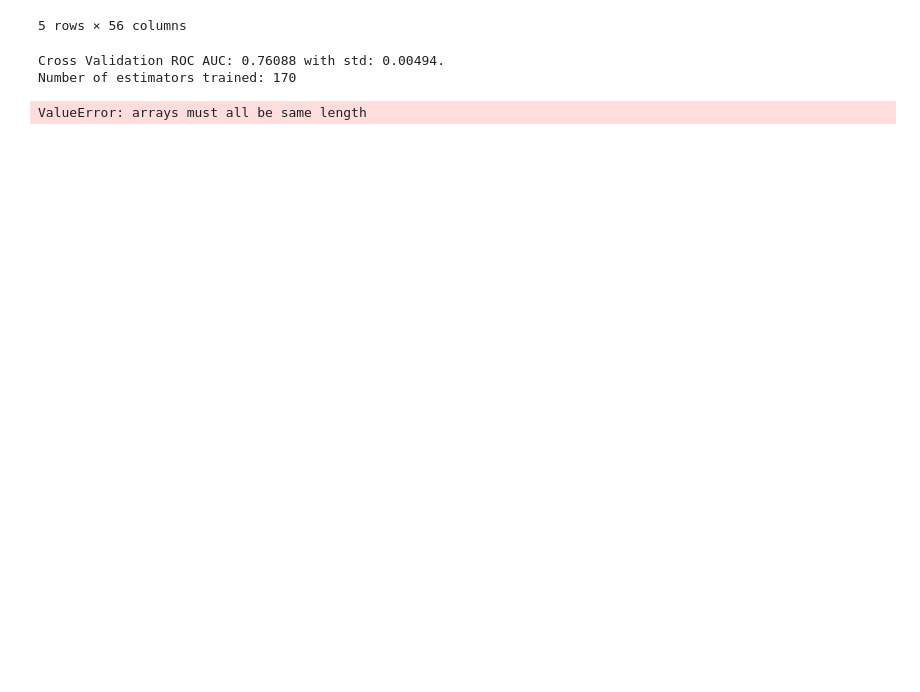
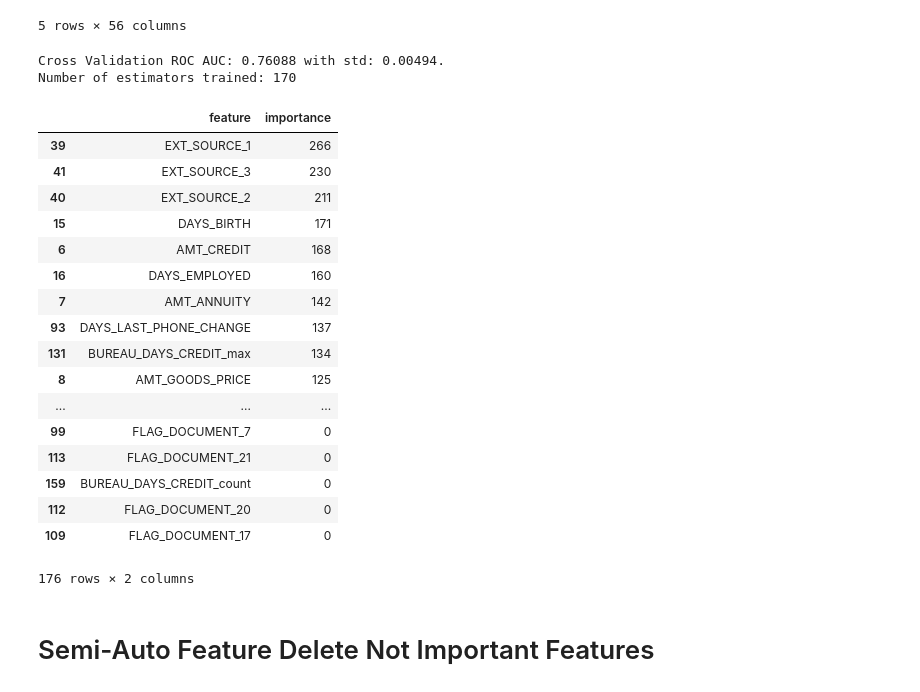
Before and after one commit to haataa/Home-Credit-Default-Risk, a Jupyter notebook: train.ipynb, the cells around one changed output. Drawn from its saved outputs; the diff is of its cells as text; code cells hidden in the pictures; blank space fills up the shorter version.

Commit message:
feat:delete unimportant features and improve competition result

```diff
--- a/train.ipynb
+++ b/train.ipynb
@@ -100,7 +100,7 @@ def get_model(cv_results, train):
     train = train.drop(columns = ['TARGET', 'SK_ID_CURR'])
 
     # Make model with optimal number of estimators and train on training data
-    model = lgb.LGBMClassifier(n_estimators = len(cv_results['auc-mean']), random_state=RSEED)
+    model = lgb.LGBMClassifier(n_estimators = len(cv_results[0]['auc-mean']), random_state=RSEED)
     model.fit(train, train_labels)
 
     return model
@@ -243,13 +243,32 @@ Number of estimators trained: 170
 # %%
 model_second = get_model(cv_results_second, app_second_train)
 # %%
-fi_second = get_feature_importance(model_second,)
+fi_second = get_feature_importance(model_second,app_second_train)
 fi_second
 # %% [output]
+|  | feature | importance |
+| 39 | EXT_SOURCE_1 | 266 |
+| 41 | EXT_SOURCE_3 | 230 |
+| 40 | EXT_SOURCE_2 | 211 |
+| 15 | DAYS_BIRTH | 171 |
+| 6 | AMT_CREDIT | 168 |
+| 16 | DAYS_EMPLOYED | 160 |
+| 7 | AMT_ANNUITY | 142 |
+| 93 | DAYS_LAST_PHONE_CHANGE | 137 |
+| 131 | BUREAU_DAYS_CREDIT_max | 134 |
+| 8 | AMT_GOODS_PRICE | 125 |
+| ... | ... | ... |
+| 99 | FLAG_DOCUMENT_7 | 0 |
+| 113 | FLAG_DOCUMENT_21 | 0 |
+| 159 | BUREAU_DAYS_CREDIT_count | 0 |
+| 112 | FLAG_DOCUMENT_20 | 0 |
+| 109 | FLAG_DOCUMENT_17 | 0 |
-ValueError: arrays must all be same length
+176 rows × 2 columns
 # %%
 # notice that althought this time the local cv gives better result
 # the submission result is much worse than baseline model
 # may due to overfitting
 submission_second = make_submission(cv_results_second, app_second_train, app_second_test)
 submission_second.to_csv('./data/submission_second.csv', index = False)
+# %% [markdown]
+# Semi-Auto Feature Delete Not Important Features
```
Also changed, not shown: parts of 7 cells of this notebook.
